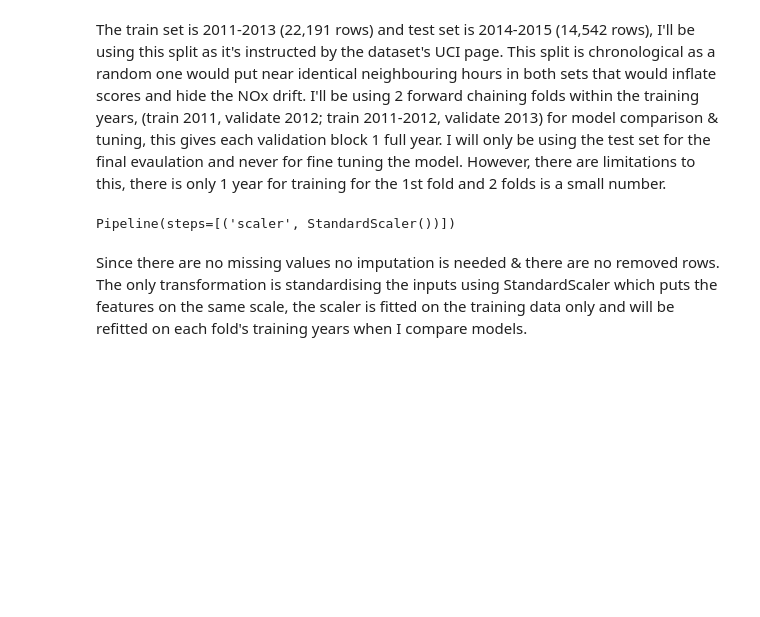
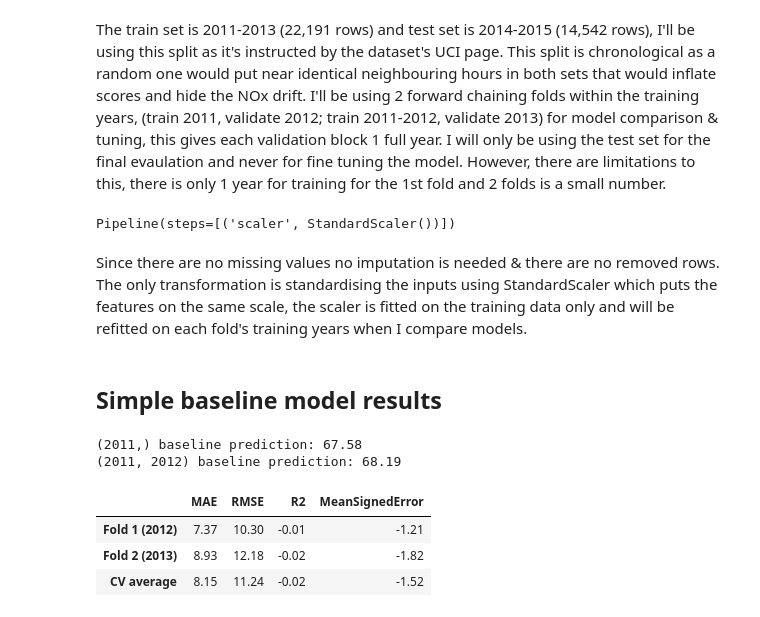
Before and after one commit to TripO7/CT4101-ML, a Jupyter notebook: notebooks/01_data_audit_and_baseline.ipynb, the cells around one changed output. Cells and saved outputs as stored; diff of their text form; code cells hidden in the pictures; blank space fills up the shorter version.

Commit message:
results for a simple baseline model using the proposed metrics

```diff
--- a/notebooks/01_data_audit_and_baseline.ipynb
+++ b/notebooks/01_data_audit_and_baseline.ipynb
@@ -176,3 +176,46 @@ preprocess.fit(X_train)   # fitted on training data only
 Pipeline(steps=[('scaler', StandardScaler())])
 # %% [markdown]
 Since there are no missing values no imputation is needed & there are no removed rows. The only transformation is standardising the inputs using StandardScaler which puts the features on the same scale, the scaler is fitted on the training data only and will be refitted on each fold's training years when I compare models.
+# %% [markdown]
+## Simple baseline model results
+# %%
+import numpy as np
+from sklearn.metrics import mean_absolute_error, mean_squared_error, r2_score
+
+def regression_metrics(y_true, y_pred):
+    """Compute regression metrics for NOx predictions.
+
+    Returns: dict with MAE and RMSE (mg/m3), R2, and MeanSignedError
+        (mean of prediction - actual; positive = overprediction).
+    Assumes: y_true and y_pred are equal-length 1-D numeric arrays.
+    Fails: raises an error on mismatched lengths, NaNs or empty input.
+        R2 is measured against the mean of y_true (the evaluation set),
+        so a constant prediction can score below 0.
+    """
+    return {
+        "MAE": mean_absolute_error(y_true, y_pred),
+        "RMSE": np.sqrt(mean_squared_error(y_true, y_pred)),
+        "R2": r2_score(y_true, y_pred),
+        "MeanSignedError": float(np.mean(np.asarray(y_pred) - np.asarray(y_true))),
+    }
+
+# baseline: predict the mean NOx of the training years, ignoring all inputs
+results = []
+for tr_years, va_year in folds:
+    tr = df[df.year.isin(tr_years)]
+    va = df[df.year == va_year]
+    baseline_value = tr[TARGET].mean()
+    print(tr_years, "baseline prediction:", round(baseline_value, 2))
+    pred = np.full(len(va), baseline_value)
+    results.append(regression_metrics(va[TARGET], pred))
+
+results_df = pd.DataFrame(results, index=["Fold 1 (2012)", "Fold 2 (2013)"])
+results_df.loc["CV average"] = results_df.mean()
+results_df.round(2)
+# %% [output]
+(2011,) baseline prediction: 67.58
+(2011, 2012) baseline prediction: 68.19
+|  | MAE | RMSE | R2 | MeanSignedError |
+| Fold 1 (2012) | 7.37 | 10.30 | -0.01 | -1.21 |
+| Fold 2 (2013) | 8.93 | 12.18 | -0.02 | -1.82 |
+| CV average | 8.15 | 11.24 | -0.02 | -1.52 |
```
Also changed, not shown: parts of 1 cell of this notebook.
